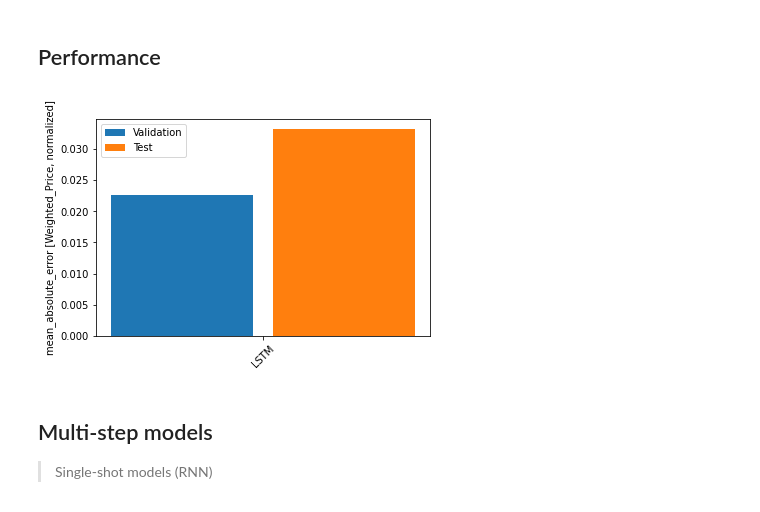
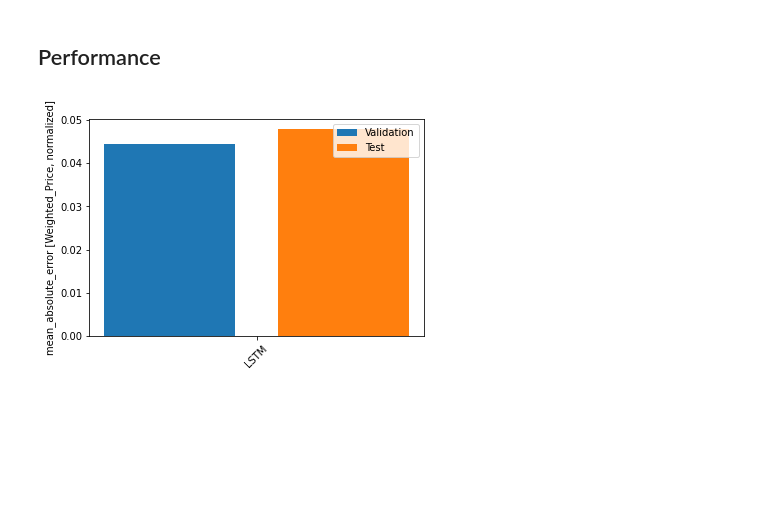
Before and after one commit to jlassi1/holbertonschool-machine_learning, a Jupyter notebook: supervised_learning/0x0E-time_series/Time_Series_Forecasting.ipynb, the cells around one changed output. Cells and saved outputs as stored; diff of their text form; code cells hidden in the pictures; blank space fills up the shorter version.

```diff
--- a/supervised_learning/0x0E-time_series/Time_Series_Forecasting.ipynb
+++ b/supervised_learning/0x0E-time_series/Time_Series_Forecasting.ipynb
@@ -78,15 +77,3 @@ See the caveats in the documentation: https://pandas.pydata.org/pandas-docs/stab
 | 51 | 370.0 | 370.0 | 370.0 | 370.0 | 0.010000 | 3.70000 | 370.0 | 2014-12-01 06:24:00 |
 | 77 | 370.0 | 370.0 | 370.0 | 370.0 | 0.026556 | 9.82555 | 370.0 | 2014-12-01 06:50:00 |
 | 1436 | 377.0 | 377.0 | 377.0 | 377.0 | 0.010000 | 3.77000 | 377.0 | 2014-12-02 05:29:00 |
-# %%
-plot_cols = ['Volume_(BTC)', 'Volume_(Currency)', 'Weighted_Price']
-plot_features = df[plot_cols]
-plot_features.index = df['date']
-_ = plot_features.plot(subplots=True)
-df = df[df['date'] >= '2017']
-df = df[0::60]
-df['date']
-plot_cols = ['Volume_(BTC)', 'Volume_(Currency)', 'Weighted_Price']
-plot_features = df[plot_cols]
-plot_features.index = df['date']
-_ = plot_features.plot(subplots=True)
@@ -96,16 +98,21 @@ _ = plot_features.plot(subplots=True)
 # %%
 # Split the data
-#(80%, 15%, 5%) split for the training, validation, and test sets.
+#(70%, 20%, 10%) split for the training, validation, and test sets.
+
 n = len(df)
-train_df = df[0:int(n*0.8)]
-val_df = df[int(n*0.8):int(n*0.95)]
-test_df = df[int(n*0.95):]
+column_indices = {name: i for i, name in enumerate(df.columns)}
+
+train_df = df[0:int(n*0.7)]
+val_df = df[int(n*0.7):int(n*0.9)]
+test_df = df[int(n*0.9):]
+
 
 num_features = df.shape[1]
-print(num_features)
+
 # Min-Max normalization
 train_df = (train_df-train_df.min())/(train_df.max()-train_df.min())
 val_df = (val_df-val_df.min())/(val_df.max()-val_df.min())
 test_df = (test_df-test_df.min())/(test_df.max()-test_df.min())
+
 train_df
 # %% [output]
@@ -175,7 +181,7 @@ class WindowGenerator():
         f'Label column name(s): {self.label_columns}'])
 # %%
 w1 = WindowGenerator(
-    input_width=24, label_width=24, shift=1,
+    input_width=24, label_width=1, shift=1,
     label_columns=['Weighted_Price'])
 
 w1
@@ -343,16 +347,15 @@ def compile_and_fit(model, window, patience=2):
 # -----------------------------------------------------------------------------
 lstm_model = tf.keras.models.Sequential([
     # Shape [batch, time, features] => [batch, time, lstm_units]
-   # tf.keras.layers.LSTM(32, return_sequences=True),
+    tf.keras.layers.LSTM(64, activation='relu', return_sequences=True),
+    tf.keras.layers.Dropout(0.3),
     tf.keras.layers.LSTM(32, activation='relu', return_sequences=True),
-    tf.keras.layers.Dropout(0.2),
-    tf.keras.layers.LSTM(32, activation='sigmoid', return_sequences=True),
+    tf.keras.layers.Dropout(0.1),
+    tf.keras.layers.LSTM(24, activation='sigmoid', return_sequences=True),
 
     # Shape => [batch, time, features]
-    tf.keras.layers.Dense(units=24)
+    tf.keras.layers.Dense(units=1)
 ])
-history = compile_and_fit(lstm_model, w1)
-IPython.display.clear_output()
 # %%
 print('Input shape:', w1.example[0].shape)
 print('Output shape:', lstm_model(w1.example[0]).shape)
@@ -379,21 +382,17 @@ w1.plot(lstm_model)
 # %%
 x = np.arange(len(performance))
 width = 0.3
 metric_name = 'mean_absolute_error'
 metric_index = lstm_model.metrics_names.index('mean_absolute_error')
 val_mae = [v[metric_index] for v in val_performance.values()]
 test_mae = [v[metric_index] for v in performance.values()]
 
+
 plt.ylabel('mean_absolute_error [Weighted_Price, normalized]')
-plt.bar(x - 0.17, val_mae, width, label='Validation')
-plt.bar(x + 0.17, test_mae, width, label='Test')
+plt.bar(x - 0.2, val_mae, width, label='Validation')
+plt.bar(x + 0.2, test_mae, width, label='Test')
 plt.xticks(ticks=x, labels=performance.keys(),
            rotation=45)
 _ = plt.legend()
 # %% [output]
-[figure, old version]
+[figure, new version]
-# %% [markdown]
-## Multi-step models
-
-
-> Single-shot models (RNN)
```
Also changed, not shown: parts of 15 cells of this notebook.
